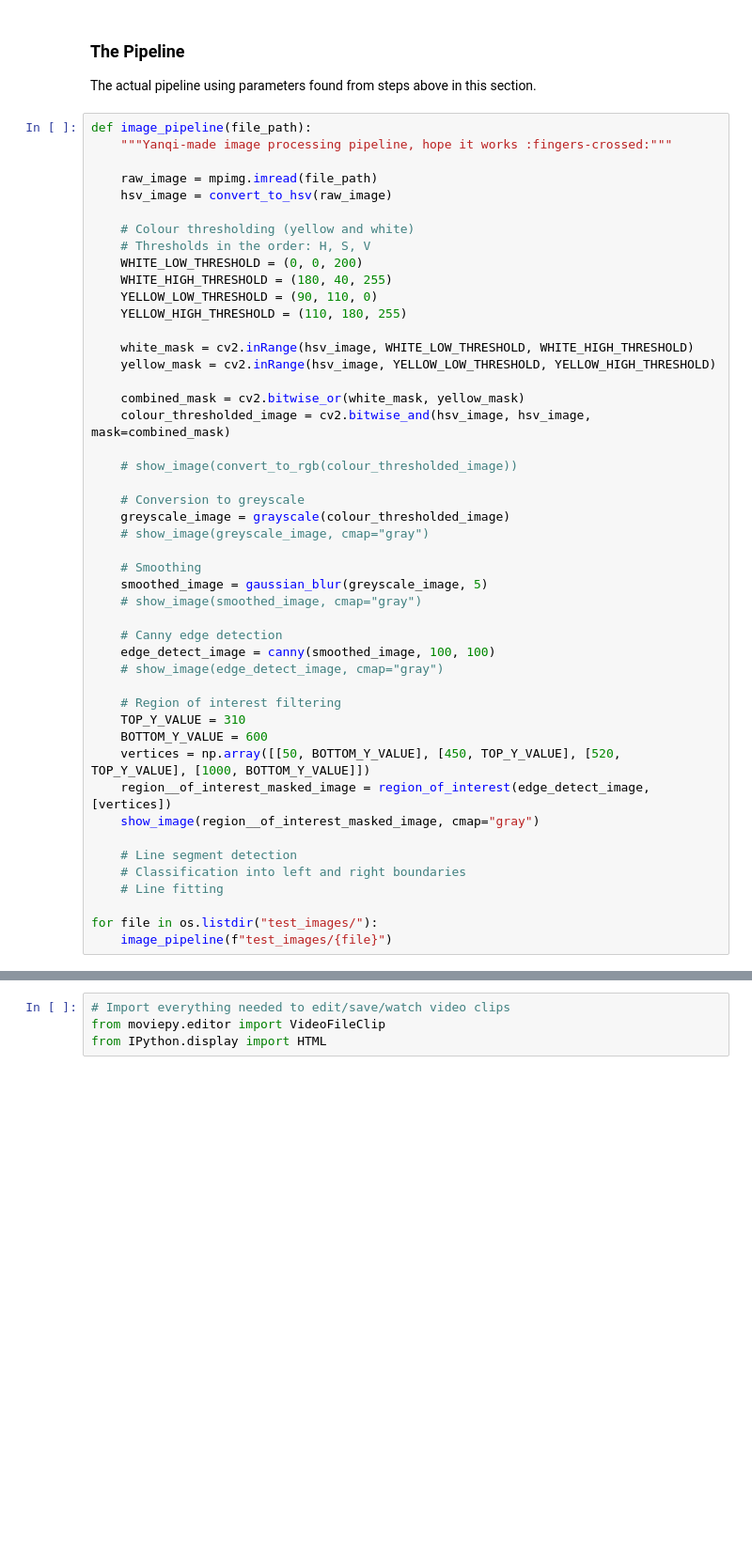
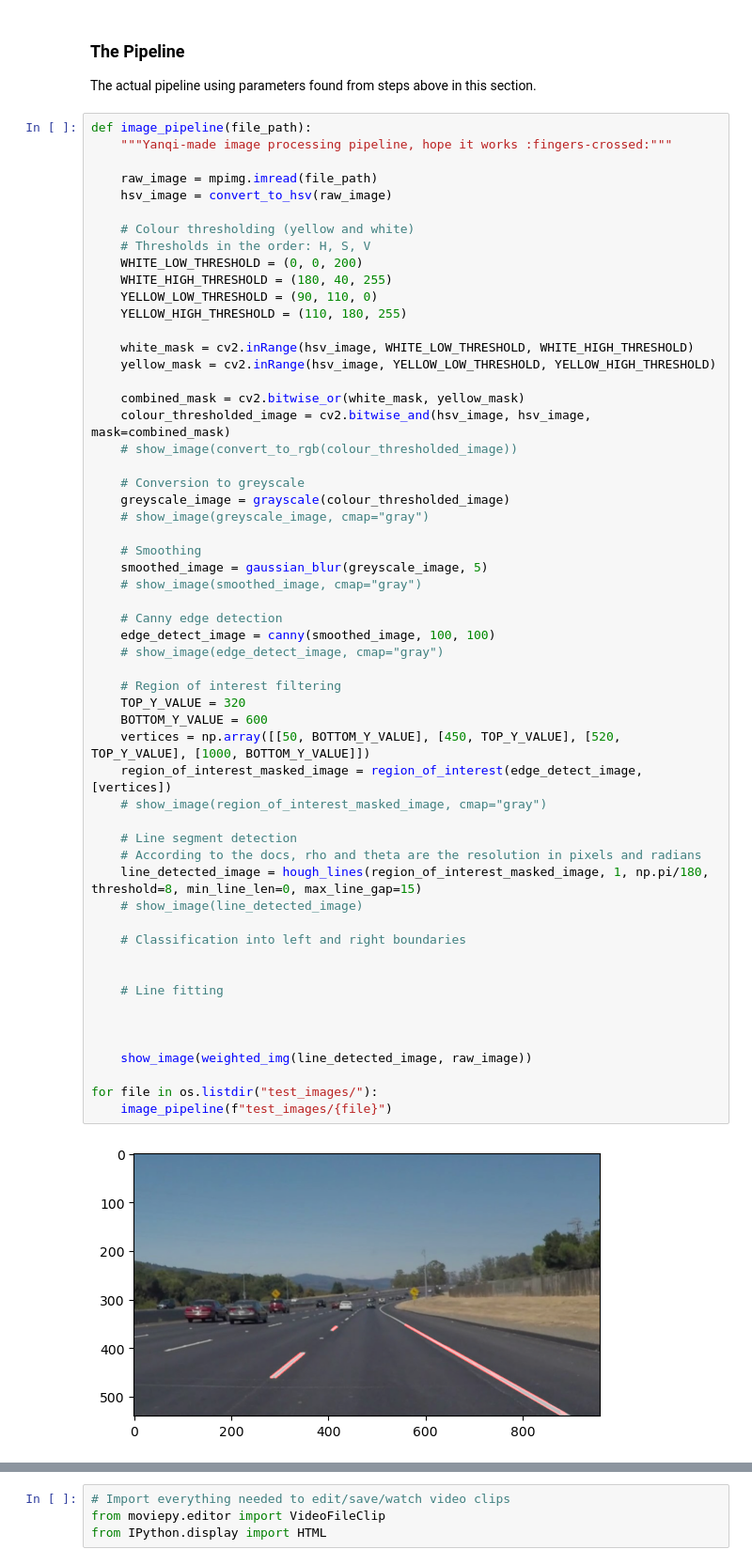
Before and after one commit to YoungKeyKai/CarND-LaneLines-P1, a Jupyter notebook: P1.ipynb, the cells around one changed output, grey strips where cells are left out. Shown at 94% size. Saved outputs shown, nothing was run; the diff lists cells and outputs as text; blank space fills up the shorter version.

Commit message:
Add the hough line part of the image pipeline

```diff
--- a/P1.ipynb
+++ b/P1.ipynb
@@ -256,34 +256,45 @@ def image_pipeline(file_path):
 
     white_mask = cv2.inRange(hsv_image, WHITE_LOW_THRESHOLD, WHITE_HIGH_THRESHOLD)
     yellow_mask = cv2.inRange(hsv_image, YELLOW_LOW_THRESHOLD, YELLOW_HIGH_THRESHOLD)
 
     combined_mask = cv2.bitwise_or(white_mask, yellow_mask)
     colour_thresholded_image = cv2.bitwise_and(hsv_image, hsv_image, mask=combined_mask)
-
     # show_image(convert_to_rgb(colour_thresholded_image))
 
     # Conversion to greyscale
     greyscale_image = grayscale(colour_thresholded_image)
     # show_image(greyscale_image, cmap="gray")
 
     # Smoothing
     smoothed_image = gaussian_blur(greyscale_image, 5)
     # show_image(smoothed_image, cmap="gray")
 
     # Canny edge detection
     edge_detect_image = canny(smoothed_image, 100, 100)
     # show_image(edge_detect_image, cmap="gray")
 
     # Region of interest filtering
-    TOP_Y_VALUE = 310
+    TOP_Y_VALUE = 320
     BOTTOM_Y_VALUE = 600
     vertices = np.array([[50, BOTTOM_Y_VALUE], [450, TOP_Y_VALUE], [520, TOP_Y_VALUE], [1000, BOTTOM_Y_VALUE]])
-    region__of_interest_masked_image = region_of_interest(edge_detect_image, [vertices])
-    show_image(region__of_interest_masked_image, cmap="gray")
+    region_of_interest_masked_image = region_of_interest(edge_detect_image, [vertices])
+    # show_image(region_of_interest_masked_image, cmap="gray")
 
     # Line segment detection
+    # According to the docs, rho and theta are the resolution in pixels and radians
+    line_detected_image = hough_lines(region_of_interest_masked_image, 1, np.pi/180, threshold=8, min_line_len=0, max_line_gap=15)
+    # show_image(line_detected_image)
+
     # Classification into left and right boundaries
+
+
     # Line fitting
+
+
+
+    show_image(weighted_img(line_detected_image, raw_image))
 
 for file in os.listdir("test_images/"):
     image_pipeline(f"test_images/{file}")
+# %% [output]
+[figure, added]
```
Also changed, not shown: parts of 1 cell of this notebook.
